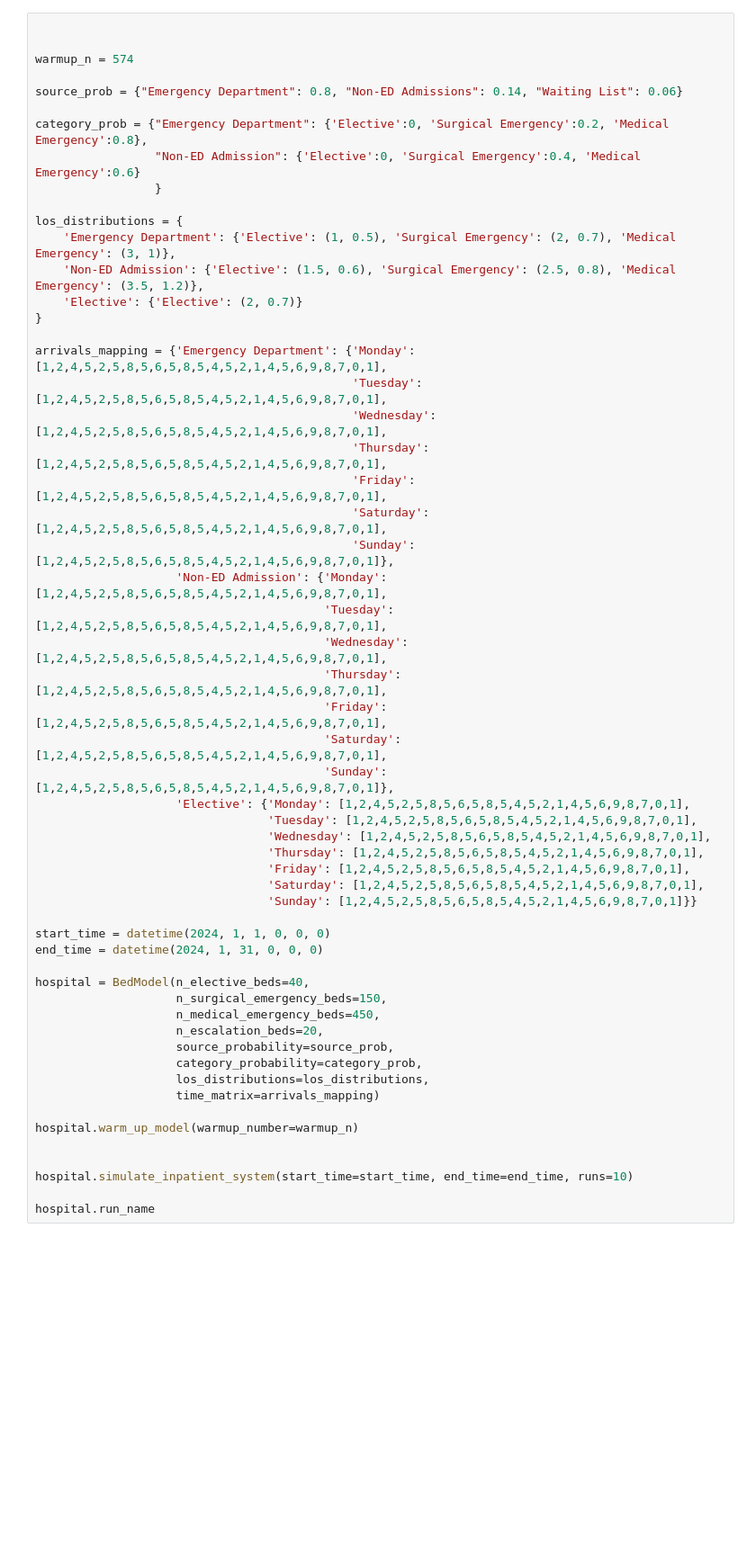
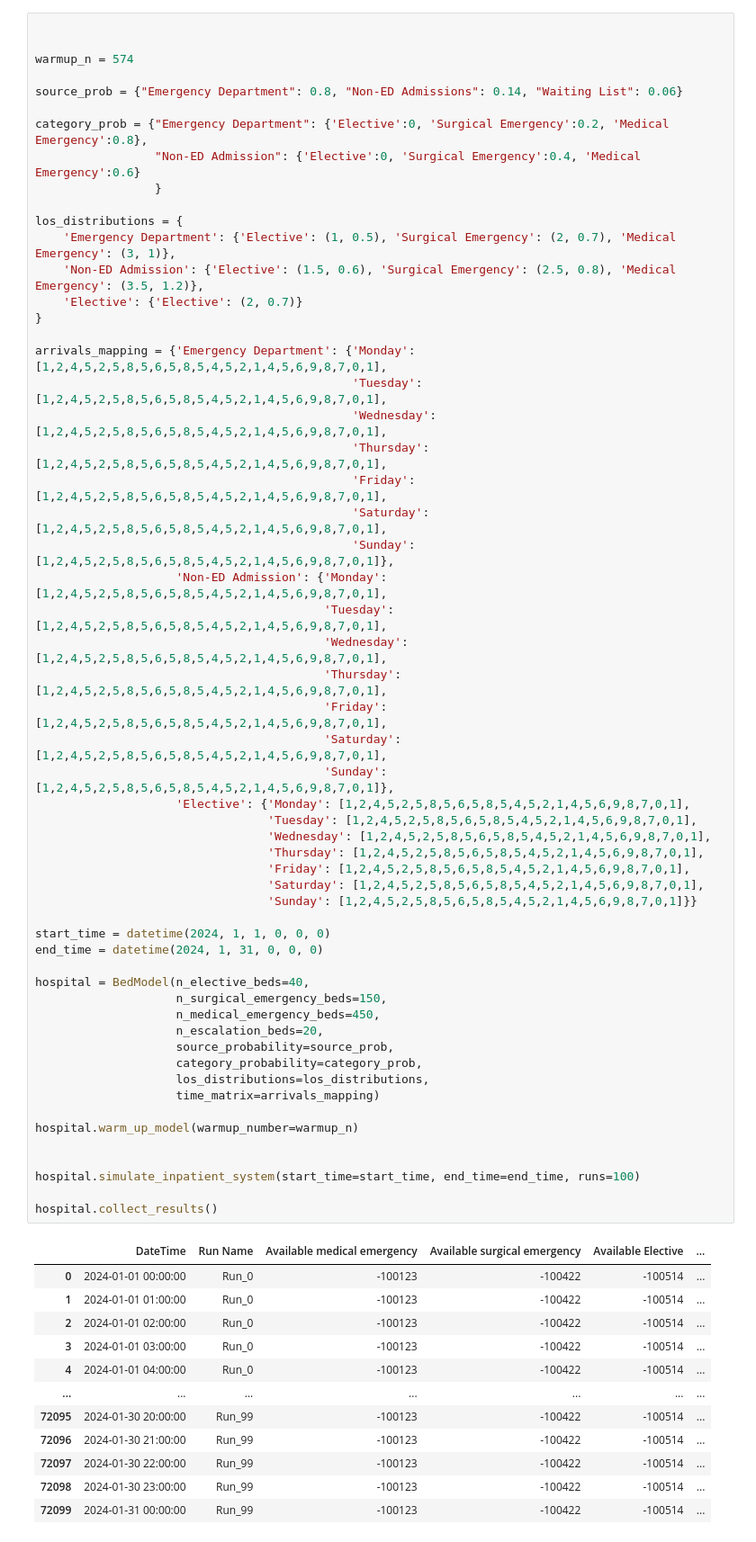
Before and after one commit to SomersetNHSFoundationTrust/BedModel, a Jupyter notebook: Bed Model.ipynb, the cells around one changed output. Shown: that part at 90% size. Saved outputs shown, nothing was run; the diff lists cells and outputs as text; blank space fills up the shorter version.

Commit message:
fixed the collect metrics by adding a record method in the simulation function

```diff
--- a/Bed Model.ipynb
+++ b/Bed Model.ipynb
@@ -592,32 +589,44 @@ arrivals_mapping = {'Emergency Department': {'Monday': [1,2,4,5,2,5,8,5,6,5,8,5,
                                          'Wednesday': [1,2,4,5,2,5,8,5,6,5,8,5,4,5,2,1,4,5,6,9,8,7,0,1],
                                          'Thursday': [1,2,4,5,2,5,8,5,6,5,8,5,4,5,2,1,4,5,6,9,8,7,0,1],
                                          'Friday': [1,2,4,5,2,5,8,5,6,5,8,5,4,5,2,1,4,5,6,9,8,7,0,1],
                                          'Saturday': [1,2,4,5,2,5,8,5,6,5,8,5,4,5,2,1,4,5,6,9,8,7,0,1],
                                          'Sunday': [1,2,4,5,2,5,8,5,6,5,8,5,4,5,2,1,4,5,6,9,8,7,0,1]},
                     'Elective': {'Monday': [1,2,4,5,2,5,8,5,6,5,8,5,4,5,2,1,4,5,6,9,8,7,0,1],
                                  'Tuesday': [1,2,4,5,2,5,8,5,6,5,8,5,4,5,2,1,4,5,6,9,8,7,0,1],
                                  'Wednesday': [1,2,4,5,2,5,8,5,6,5,8,5,4,5,2,1,4,5,6,9,8,7,0,1],
                                  'Thursday': [1,2,4,5,2,5,8,5,6,5,8,5,4,5,2,1,4,5,6,9,8,7,0,1],
                                  'Friday': [1,2,4,5,2,5,8,5,6,5,8,5,4,5,2,1,4,5,6,9,8,7,0,1],
                                  'Saturday': [1,2,4,5,2,5,8,5,6,5,8,5,4,5,2,1,4,5,6,9,8,7,0,1],
                                  'Sunday': [1,2,4,5,2,5,8,5,6,5,8,5,4,5,2,1,4,5,6,9,8,7,0,1]}}
 
 start_time = datetime(2024, 1, 1, 0, 0, 0)
 end_time = datetime(2024, 1, 31, 0, 0, 0)
 
 hospital = BedModel(n_elective_beds=40,
                     n_surgical_emergency_beds=150,
                     n_medical_emergency_beds=450,
                     n_escalation_beds=20,
                     source_probability=source_prob,
                     category_probability=category_prob,
                     los_distributions=los_distributions,
                     time_matrix=arrivals_mapping)
 
 hospital.warm_up_model(warmup_number=warmup_n)
 
 
-hospital.simulate_inpatient_system(start_time=start_time, end_time=end_time, runs=10)
+hospital.simulate_inpatient_system(start_time=start_time, end_time=end_time, runs=100)
 
-hospital.run_name
+hospital.collect_results()
 # %% [output]
+|  | DateTime | Run Name | Available medical emergency | Available surgical emergency | Available Elective | ... |
+| 0 | 2024-01-01 00:00:00 | Run_0 | -100123 | -100422 | -100514 | ... |
+| 1 | 2024-01-01 01:00:00 | Run_0 | -100123 | -100422 | -100514 | ... |
+| 2 | 2024-01-01 02:00:00 | Run_0 | -100123 | -100422 | -100514 | ... |
+| 3 | 2024-01-01 03:00:00 | Run_0 | -100123 | -100422 | -100514 | ... |
+| 4 | 2024-01-01 04:00:00 | Run_0 | -100123 | -100422 | -100514 | ... |
+| ... | ... | ... | ... | ... | ... | ... |
+| 72095 | 2024-01-30 20:00:00 | Run_99 | -100123 | -100422 | -100514 | ... |
+| 72096 | 2024-01-30 21:00:00 | Run_99 | -100123 | -100422 | -100514 | ... |
+| 72097 | 2024-01-30 22:00:00 | Run_99 | -100123 | -100422 | -100514 | ... |
+| 72098 | 2024-01-30 23:00:00 | Run_99 | -100123 | -100422 | -100514 | ... |
+| 72099 | 2024-01-31 00:00:00 | Run_99 | -100123 | -100422 | -100514 | ... |
```
Also changed, not shown: parts of 2 cells of this notebook, 6 other files.
